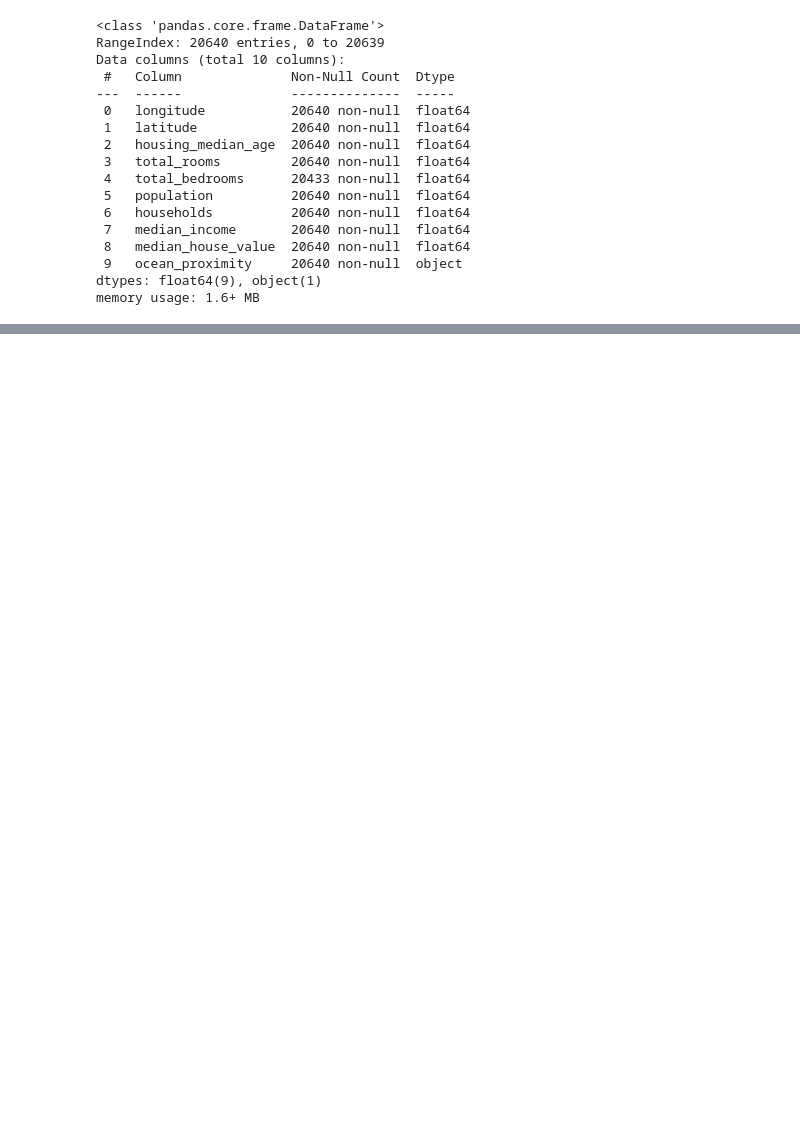
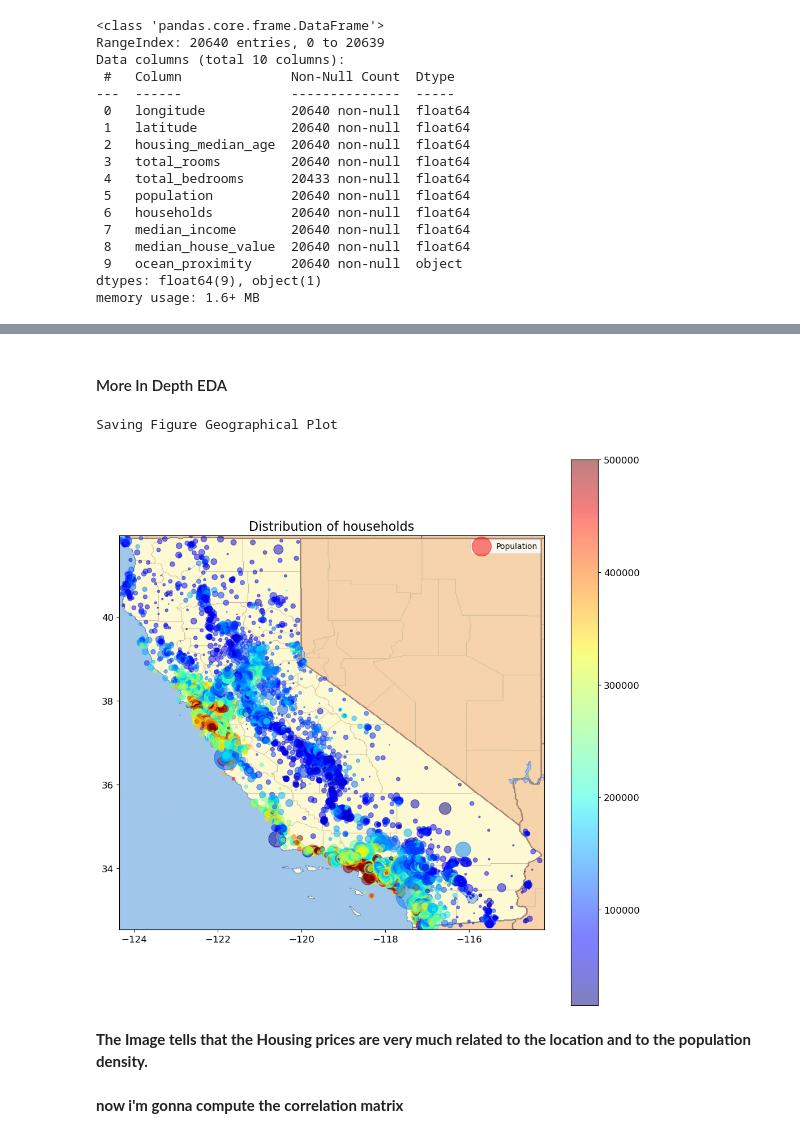
Before and after one commit to AhmedQassemDev2004/Calefornia-House-Pricing, a Jupyter notebook: Calefornia_House_Pricing.ipynb, the cells around one changed output, grey strips where cells are left out. Drawn from its saved outputs; the diff is of its cells as text; code cells hidden in the pictures; blank space fills up the shorter version.

```diff
--- a/Calefornia_House_Pricing.ipynb
+++ b/Calefornia_House_Pricing.ipynb
@@ -269,0 +183,21 @@ plt.show()
+# %% [markdown]
+#### More In Depth EDA
+# %%
+plt.figure(figsize=(10,10))
+img=plt.imread('images/california.png')
+plt.imshow(img,zorder=0,extent=[-124.35,-114.2,32.54,41.95])
+
+plt.scatter(x=df['longitude'],y=df['latitude'],alpha=0.5,s=df['population']/30,c=df['median_house_value'],
+            cmap=plt.get_cmap("jet"),zorder=1,label='Population')
+plt.colorbar()
+plt.title("Distribution of households",size=16)
+plt.legend()
+save_fig("Geographical Plot")
+plt.show()
+# %% [output]
+Saving Figure Geographical Plot
+[figure, added]
+# %% [markdown]
+**The Image tells that the Housing prices are very much related to the location and to the population density.**
+# %% [markdown]
+**now i'm gonna compute the correlation matrix**
```
Also changed, not shown: parts of 61 cells of this notebook, 14 other files.
